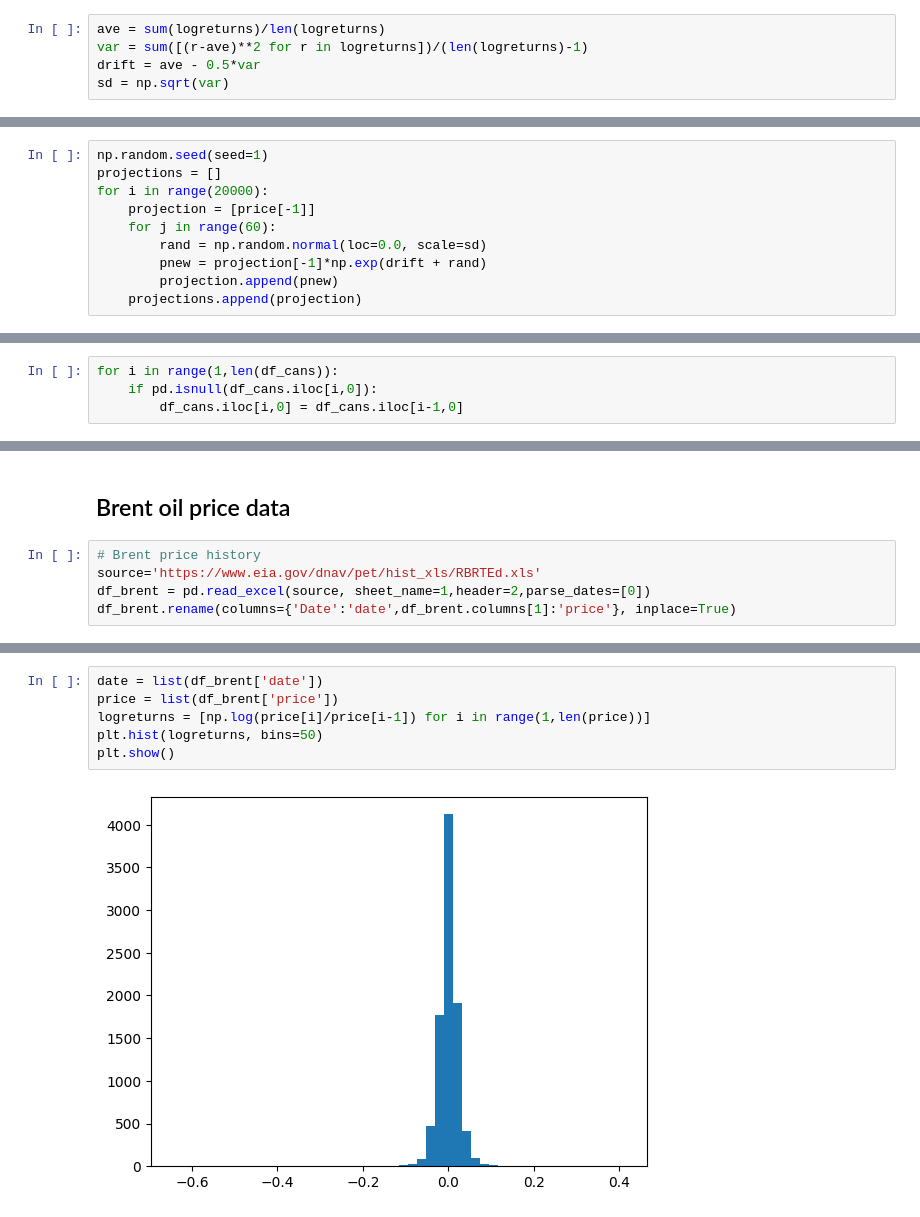
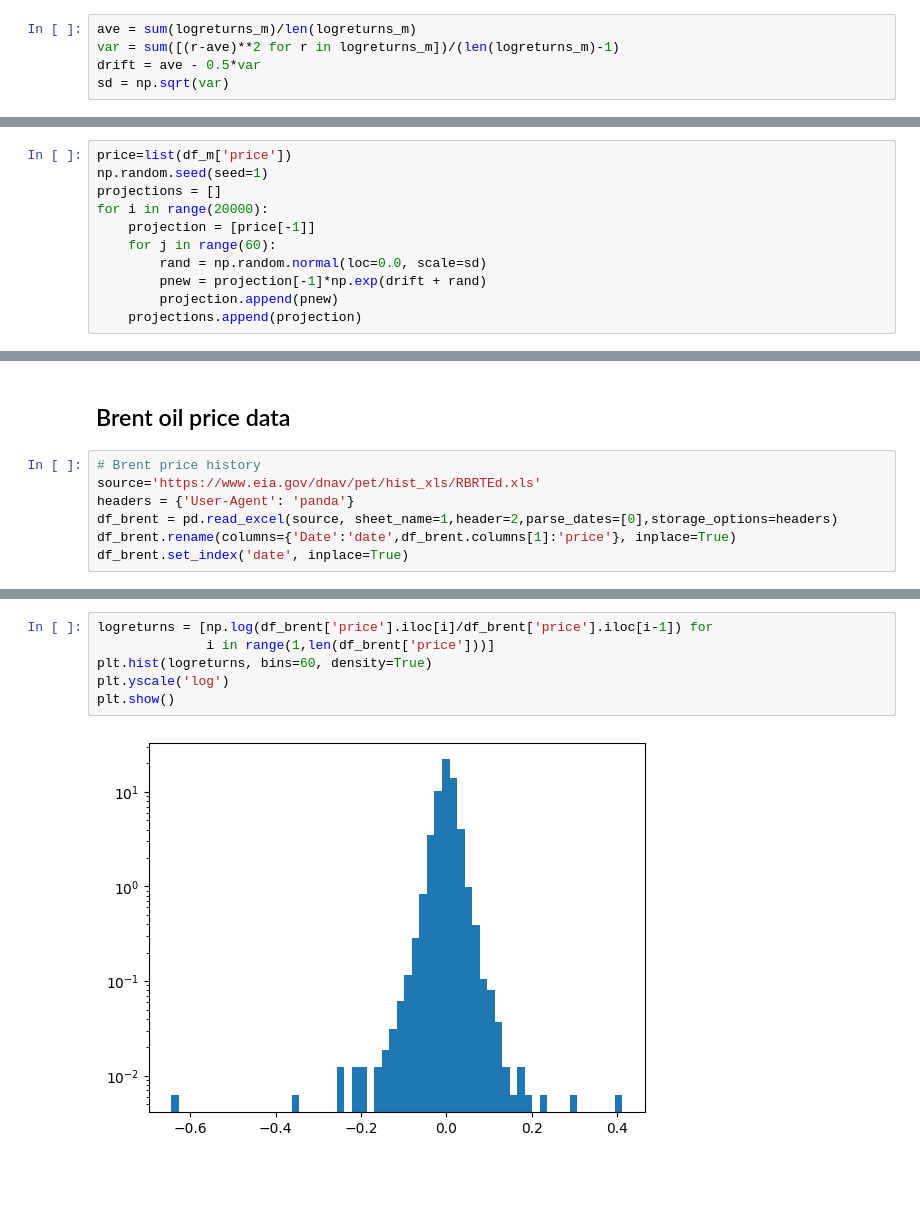
Before and after one commit to dmitrische/nzu-market, a Jupyter notebook: analysis.ipynb, the cells around one changed output, grey strips where cells are left out. Drawn from its saved outputs; the diff is of its cells as text; blank space fills up the shorter version.

```diff
--- a/analysis.ipynb
+++ b/analysis.ipynb
@@ -69,5 +106,5 @@ Calculate the average, variance, standard deviation, and drift.
 # %%
-ave = sum(logreturns)/len(logreturns)
-var = sum([(r-ave)**2 for r in logreturns])/(len(logreturns)-1)
+ave = sum(logreturns_m)/len(logreturns_m)
+var = sum([(r-ave)**2 for r in logreturns_m])/(len(logreturns_m)-1)
 drift = ave - 0.5*var
 sd = np.sqrt(var)
@@ -74,4 +113,5 @@ sd = np.sqrt(var)
 # %%
+price=list(df_m['price'])
 np.random.seed(seed=1)
 projections = []
 for i in range(20000):
@@ -192,7 +283,3 @@ df_cans.head(30)
-# %%
-for i in range(1,len(df_cans)):
-    if pd.isnull(df_cans.iloc[i,0]):
-        df_cans.iloc[i,0] = df_cans.iloc[i-1,0]
 # %%
 df_cans_NZU = df_cans.loc[df_cans['type'] == 'NZU']
 df_cans_NZU.reset_index(drop=True, inplace=True)
@@ -234,5 +321,7 @@ ax.bar(trans_date, trans_units)
 # %%
 # Brent price history
 source='https://www.eia.gov/dnav/pet/hist_xls/RBRTEd.xls'
-df_brent = pd.read_excel(source, sheet_name=1,header=2,parse_dates=[0])
+headers = {'User-Agent': 'panda'}
+df_brent = pd.read_excel(source, sheet_name=1,header=2,parse_dates=[0],storage_options=headers)
 df_brent.rename(columns={'Date':'date',df_brent.columns[1]:'price'}, inplace=True)
+df_brent.set_index('date', inplace=True)
@@ -244,9 +343,9 @@ df_brent.plot('date','price')
 # %%
-date = list(df_brent['date'])
-price = list(df_brent['price'])
-logreturns = [np.log(price[i]/price[i-1]) for i in range(1,len(price))]
-plt.hist(logreturns, bins=50)
+logreturns = [np.log(df_brent['price'].iloc[i]/df_brent['price'].iloc[i-1]) for
+              i in range(1,len(df_brent['price']))]
+plt.hist(logreturns, bins=60, density=True)
+plt.yscale('log')
 plt.show()
 # %% [output]
-[figure, old version]
+[figure, new version]
 # %%
```
Also changed, not shown: parts of 49 cells of this notebook, 3 other files.
